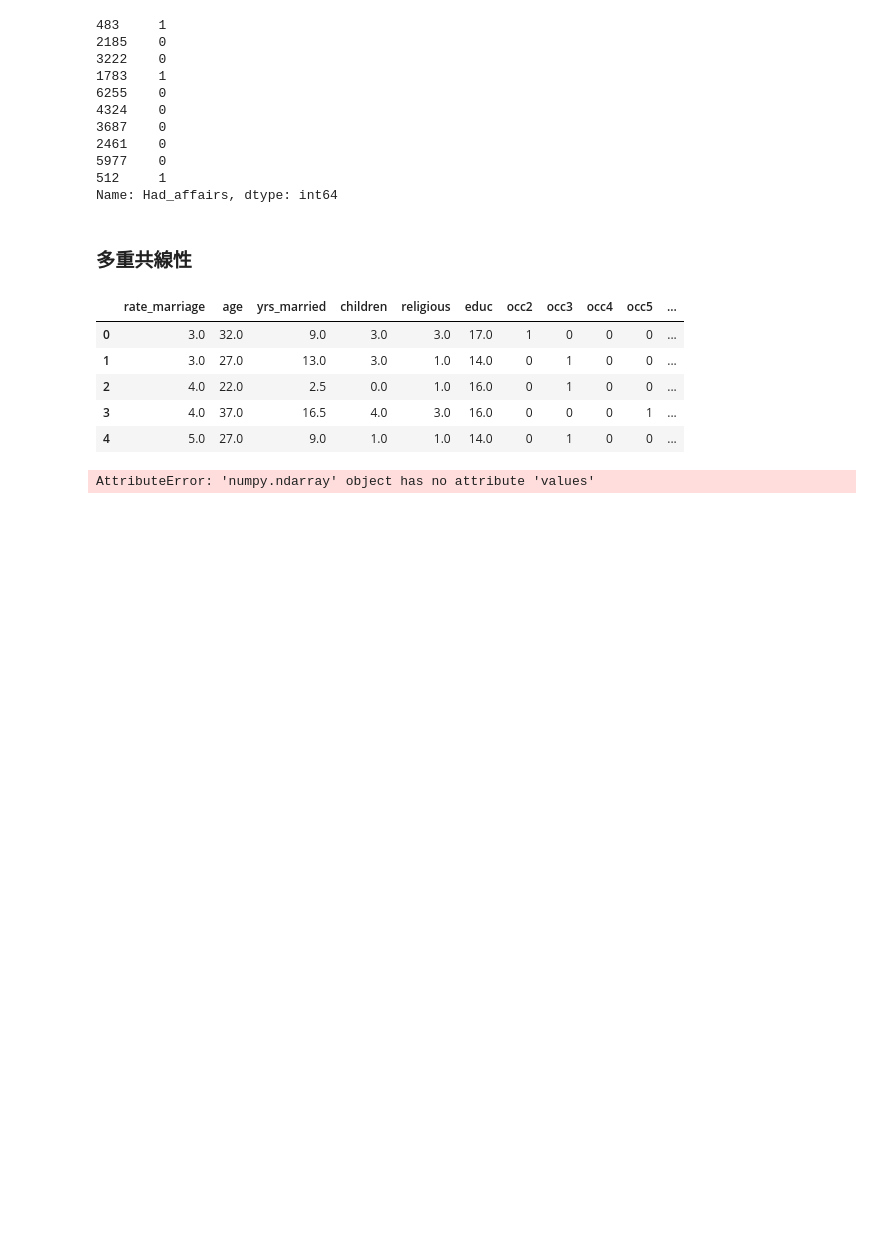
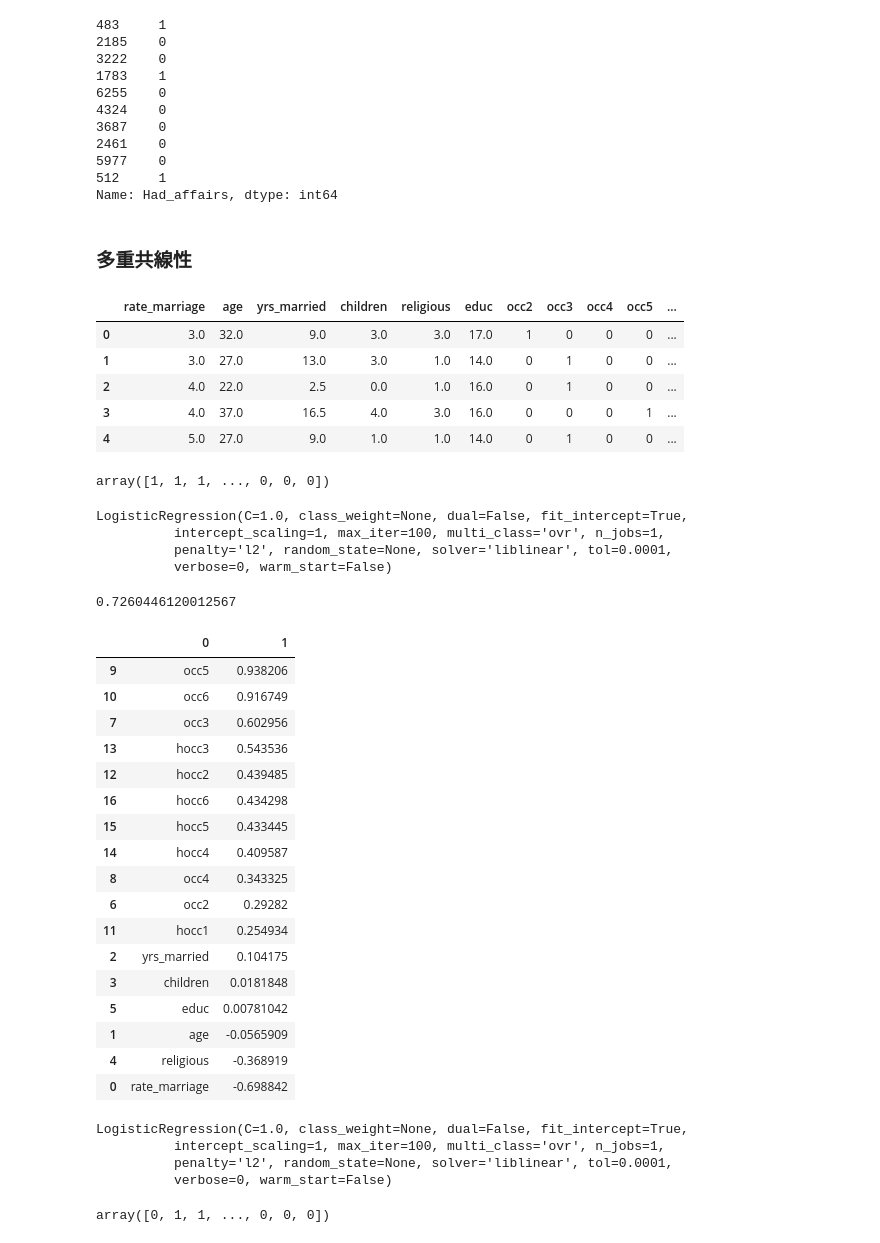
Before and after one commit to aki-06/Python_DS, a Jupyter notebook: ロジスティック回帰.ipynb, the cells around one changed output. Cells and saved outputs as stored; diff of their text form; code cells hidden in the pictures; blank space fills up the shorter version.

```diff
--- a/ロジスティック回帰.ipynb
+++ b/ロジスティック回帰.ipynb
@@ -192,7 +192,45 @@ X.head()
 | 4 | 5.0 | 27.0 | 9.0 | 1.0 | 1.0 | 14.0 | 0 | 1 | 0 | 0 | ... |
 # %%
 # Yを一次元のarrayにする
-Y = Y.values
-Y
+Y = np.ravel(Y)
-# %% [output]
-AttributeError: 'numpy.ndarray' object has no attribute 'values'
+# %%
+Y
+# %% [output]
+array([1, 1, 1, ..., 0, 0, 0])
+# %%
+log_model = LogisticRegression()
+# %%
+# モデル作成
+log_model.fit(X, Y)
+# %% [output]
+LogisticRegression(C=1.0, class_weight=None, dual=False, fit_intercept=True,
+          intercept_scaling=1, max_iter=100, multi_class='ovr', n_jobs=1,
+          penalty='l2', random_state=None, solver='liblinear', tol=0.0001,
+          verbose=0, warm_start=False)
+# %%
+log_model.score(X, Y)
+# %% [output]
+0.7260446120012567
+# %%
+coeff_df = DataFrame([X.columns, log_model.coef_[0]]).T
+# %%
+coeff_df.sort_values(1, ascending=False)
+# %% [output]
+|  | 0 | 1 |
+| 9 | occ5 | 0.938206 |
+| 10 | occ6 | 0.916749 |
+| 7 | occ3 | 0.602956 |
+| 13 | hocc3 | 0.543536 |
+| 12 | hocc2 | 0.439485 |
+| 16 | hocc6 | 0.434298 |
+| 15 | hocc5 | 0.433445 |
+| 14 | hocc4 | 0.409587 |
+| 8 | occ4 | 0.343325 |
+| 6 | occ2 | 0.29282 |
+| 11 | hocc1 | 0.254934 |
+| 2 | yrs_married | 0.104175 |
+| 3 | children | 0.0181848 |
+| 5 | educ | 0.00781042 |
+| 1 | age | -0.0565909 |
+| 4 | religious | -0.368919 |
+| 0 | rate_marriage | -0.698842 |
@@ -198,0 +241,7 @@ AttributeError: 'numpy.ndarray' object has no attribute 'values'
+# %%
+log_model2.fit(X_train, Y_train)
+# %% [output]
+LogisticRegression(C=1.0, class_weight=None, dual=False, fit_intercept=True,
+          intercept_scaling=1, max_iter=100, multi_class='ovr', n_jobs=1,
+          penalty='l2', random_state=None, solver='liblinear', tol=0.0001,
+          verbose=0, warm_start=False)
@@ -198,0 +250,4 @@ AttributeError: 'numpy.ndarray' object has no attribute 'values'
+# %%
+class_predict
+# %% [output]
+array([0, 1, 1, ..., 0, 0, 0])
```
Also changed, not shown: parts of 4 cells of this notebook.
